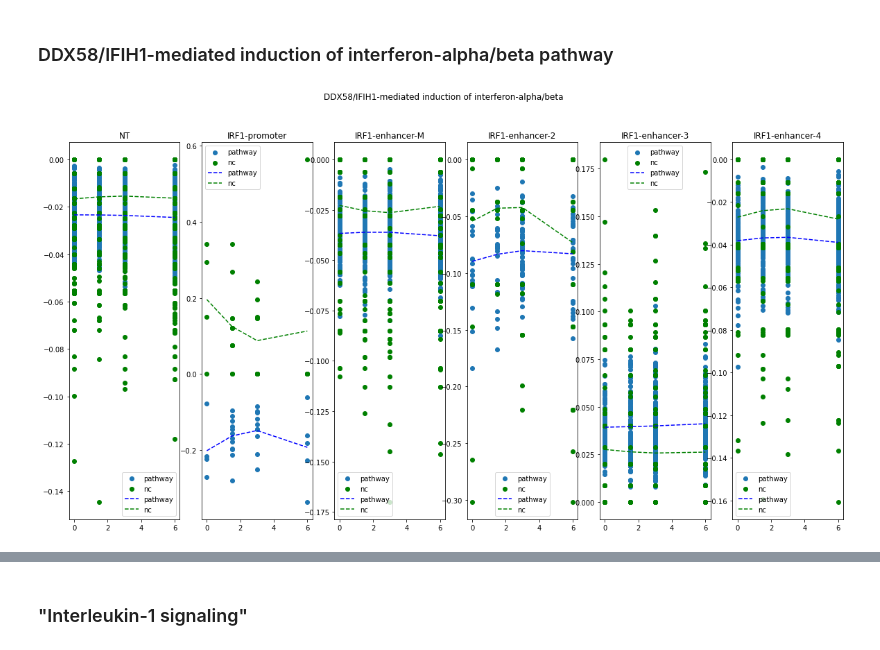
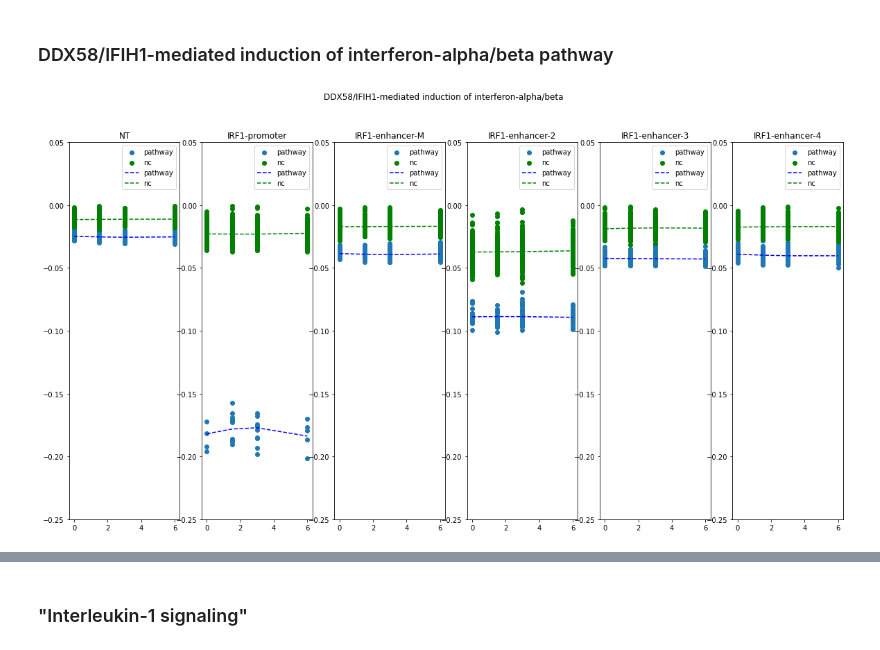
Before and after one commit to statisticalbiotechnology/lilliput, a Jupyter notebook: lilliput.ipynb, the cells around one changed output, grey strips where cells are left out. Cells and saved outputs as stored; diff of their text form; code cells hidden in the pictures.

```diff
--- a/lilliput.ipynb
+++ b/lilliput.ipynb
@@ -6,6 +6,8 @@ from numpy.linalg import svd
 import matplotlib.pyplot as plt
 import sklearn
 from collections import defaultdict
+from scipy import stats
+plt.rcParams['figure.figsize'] = [20, 10]
 # %%
 adata = sc.read_h5ad("IRF1.h5ad")
 # %%
@@ -92,7 +98,12 @@ genes = {"DDX58/IFIH1-mediated induction of interferon-alpha/beta":["IRF1", "RIG
 "PPP1R1A", "PPP1R1B", "PPP1R1C", "PPP1R2", "PPP1R3A", "PPP1R3B", "PPP1R3C", "PPP1R3D",
 "PPP1R3E", "PPP1R3F", "PPP1R7", "PPP1R8", "PPP1R9A", "PPP1R9B", "PPP2CA", "PPP2CB",
 "PRKCA", "PRKCB", "PRKCG", "RAF1", "RPS6KA1", "RPS6KA2", "RPS6KA3", "RPS6KA6",
-"YWHAB", "YWHAE", "YWHAG", "YWHAH", "YWHAQ", "YWHAZ"]}
+"YWHAB", "YWHAE", "YWHAG", "YWHAH", "YWHAQ", "YWHAZ"],
+        "Reactome_TCA": ["ACO2", "CS", "DLD", "DLST", "FAHD1", "FH", "IDH2", "IDH3A", "IDH3B",
+                         "IDH3G", "MDH2", "ME2", "ME3", "NNT", "OGDH", "SDHA", "SDHB", "SDHC",
+                         "SDHD", "SUCLA2", "SUCLG1", "SUCLG2"]}
+# %%
+adata.obs["Time"] = [float(i[:-2]) for i in adata.obs["Time"]]
 # %% [markdown]
 ## Selecting pathway genes
 # %%
@@ -163,0 +156,16 @@ print(model4)
+# %%
+adata_selected = adata[adata.obs["IRF1"] == 1.0]
+#adata_selected = adata_selected[adata_selected.obs["Perturbed"] == 'Perturbed']
+adata_selected = adata_selected[:, [ind for ind, g in enumerate(adata_selected.var["features"])
+                                    if g in genes["DDX58/IFIH1-mediated induction of interferon-alpha/beta"]]]
+pd.unique(adata_selected.obs["NT"])
+#adata_selected = adata_selected.copy().T
+adata_selected = adata_selected[adata_selected.obs["NT"] == 'IRF1-promoter']
+
+eigengenes, s, eigensamples = svd(adata_selected.X.toarray())
+
+model4 = np.poly1d(np.polyfit(adata_selected.obs["Time"], eigengenes[:, 0], 3))
+plt.scatter(adata_selected.obs["Time"], eigengenes[:, 0])
+plt.plot(np.sort(adata_selected.obs["Time"]), model4(np.sort(adata_selected.obs["Time"])), '--', color='blue')
+plt.title("Promoter")
+print(model4)
@@ -171,36 +183,36 @@ fig, (ax1, ax2, ax3, ax4, ax5, ax6) = plt.subplots(ncols=6)
 fig.suptitle("DDX58/IFIH1-mediated induction of interferon-alpha/beta")
 
 adata_selected = adata[adata.obs["IRF1"] == 1.0]
-adata_selected.obs["Time"] = [float(i[:-2]) for i in adata_selected.obs["Time"]]
 adata_selected = adata_selected[:, [ind for ind, g in enumerate(adata_selected.var["features"])
                                     if g in genes["DDX58/IFIH1-mediated induction of interferon-alpha/beta"]]]
 
 
-adata_selected_nc = adata_selected[:, [ind for ind, g in enumerate(adata_selected.var["features"])
+adata_selected_nc = adata[:, [ind for ind, g in enumerate(adata.var["features"])
                                     if g in genes["Insulin Pathway"]]]
 group = ["NT", "IRF1-promoter", 'IRF1-enhancer-M', 'IRF1-enhancer-2', 'IRF1-enhancer-3', 'IRF1-enhancer-4']
 for g in zip(group, (ax1, ax2, ax3, ax4, ax5, ax6)):
     # Selecting perturbation
     adata_selected_group = adata_selected[adata_selected.obs["NT"] == g[0]]
     adata_selected_group_nc = adata_selected_nc[adata_selected_nc.obs["NT"] == g[0]]
 
     # svd
     eigengenes, s, eigensamples = svd(adata_selected_group.X.toarray())
     eigengenes_nc, s_nc, eigensamples_nc = svd(adata_selected_group_nc.X.toarray())
 
     # model fitting
     model4 = np.poly1d(np.polyfit(adata_selected_group.obs["Time"], eigengenes[:,0], 2))
     model4_nc = np.poly1d(np.polyfit(adata_selected_group_nc.obs["Time"], eigengenes_nc[:,0], 2))
 
     # plotting
     g[1].scatter(adata_selected_group.obs["Time"], eigengenes[:,0])
     g[1].scatter(adata_selected_group_nc.obs["Time"], eigengenes_nc[:,0], color="green")
 
     g[1].plot(np.sort(adata_selected_group.obs["Time"]), model4(np.sort(adata_selected_group.obs["Time"])), '--', color='blue')
     g[1].plot(np.sort(adata_selected_group_nc.obs["Time"]), model4_nc(np.sort(adata_selected_group_nc.obs["Time"])), '--', color='green')
 
     g[1].set_title(g[0])
+    g[1].set_ylim([-0.25, 0.05])
     g[1].legend(['pathway', 'nc', 'pathway', 'nc'])
 plt.show()
 # %% [output]
-[figure, old version]
+[figure, new version]
```
Also changed, not shown: parts of 14 cells of this notebook.
